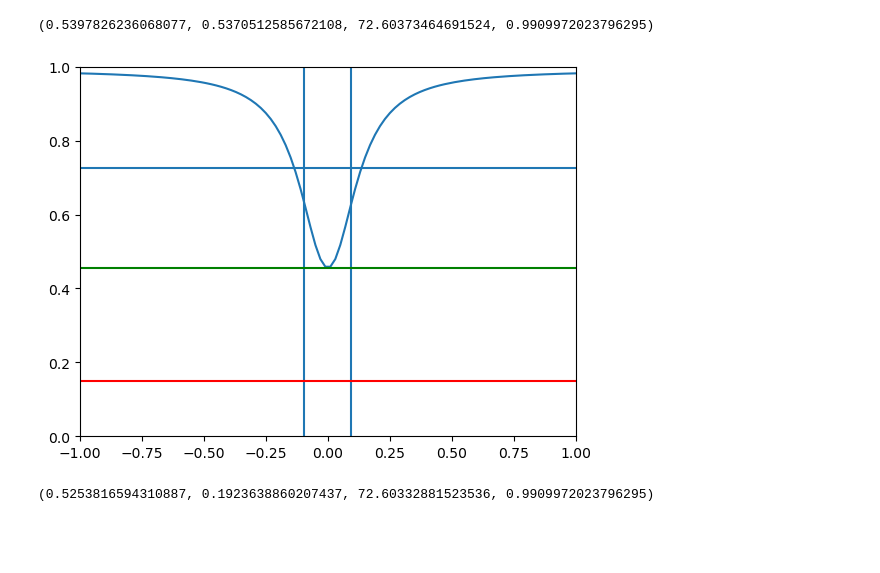
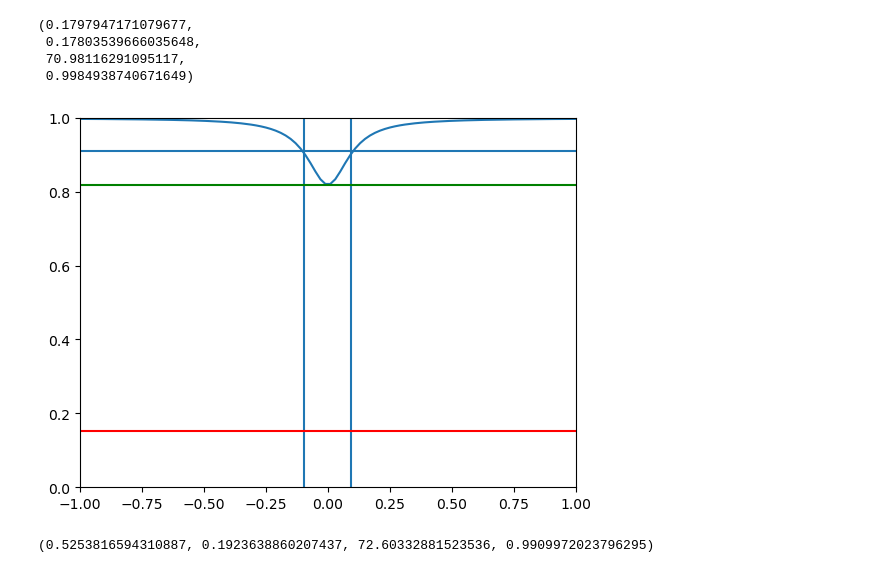
Before and after one commit to StanfordMossbauer/mossbauer_analysis, a Jupyter notebook: examples/theory_examples.ipynb, the cells around one changed output. Cells and saved outputs as stored; diff of their text form; code cells hidden in the pictures; blank space fills up the shorter version.

```diff
--- a/examples/theory_examples.ipynb
+++ b/examples/theory_examples.ipynb
@@ -76,37 +79,40 @@ vis, (t.max()-t.min())/t.max(), source.mossbauer_photon_rate/1e6, moss.non_reson
 # %%
 source = CobaltRhodium()
 absorber = alphaFe()
-absorber.thickness_m = 180e-9
+absorber.thickness_m = 30e-9
 absorber.Eres = [0]
 absorber.split_ratio = [1]
 absorber.abundance = 0.96
 absorber.update_params()
 
 moss = Mossbauer(source, absorber)
 
 v = np.linspace(-10,10,1000)
 t = moss.total_transmission_rate_attenuated(v)
 
 
 plt.plot(v, t, label = 'Fe')
 
 plt.axhline((1-((t.max()-t.min())/2/t.max()))*moss.non_resonant_attenuation())
 plt.axvline(-(source.Gamma + absorber.Gamma)/2)
 plt.axvline((source.Gamma + absorber.Gamma)/2)
 
 plt.axhline((1 - source.fs)*moss.non_resonant_attenuation(),color = 'r')
 plt.axhline((1 - source.fs*moss.epsilon(absorber.thickness_normalized))*moss.non_resonant_attenuation(),color = 'g')
 
 
 plt.ylim(0,1)
 plt.xlim(-1,1)
 
 
 vis = moss.epsilon(absorber.thickness_normalized)*source.fs
 vis, (t.max()-t.min())/t.max(), source.mossbauer_photon_rate/1e6,moss.non_resonant_attenuation()
 # %% [output]
-(0.5397826236068077, 0.5370512585672108, 72.60373464691524, 0.9909972023796295)
+(0.1797947171079677,
+ 0.17803539666035648,
+ 70.98116291095117,
+ 0.9984938740671649)
-[figure, old version]
+[figure, new version]
 # %%
 source = CobaltFe()
 absorber = alphaFe()
```
Also changed, not shown: parts of 2 cells of this notebook, 19 other files.
